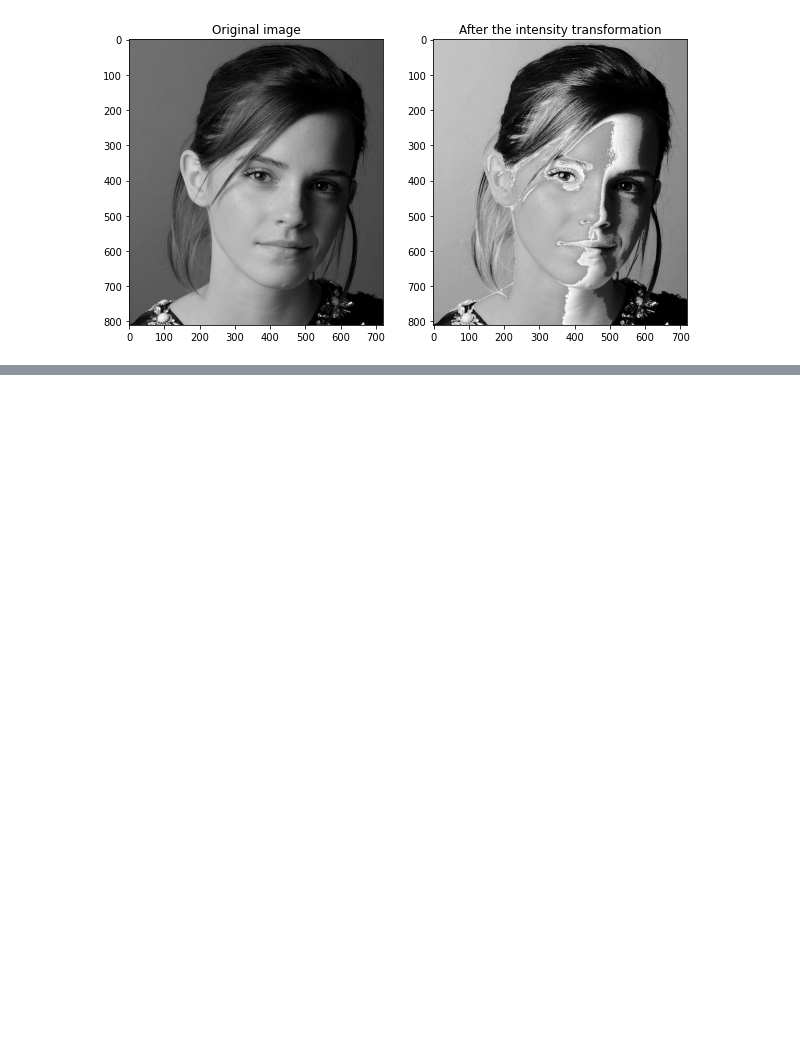
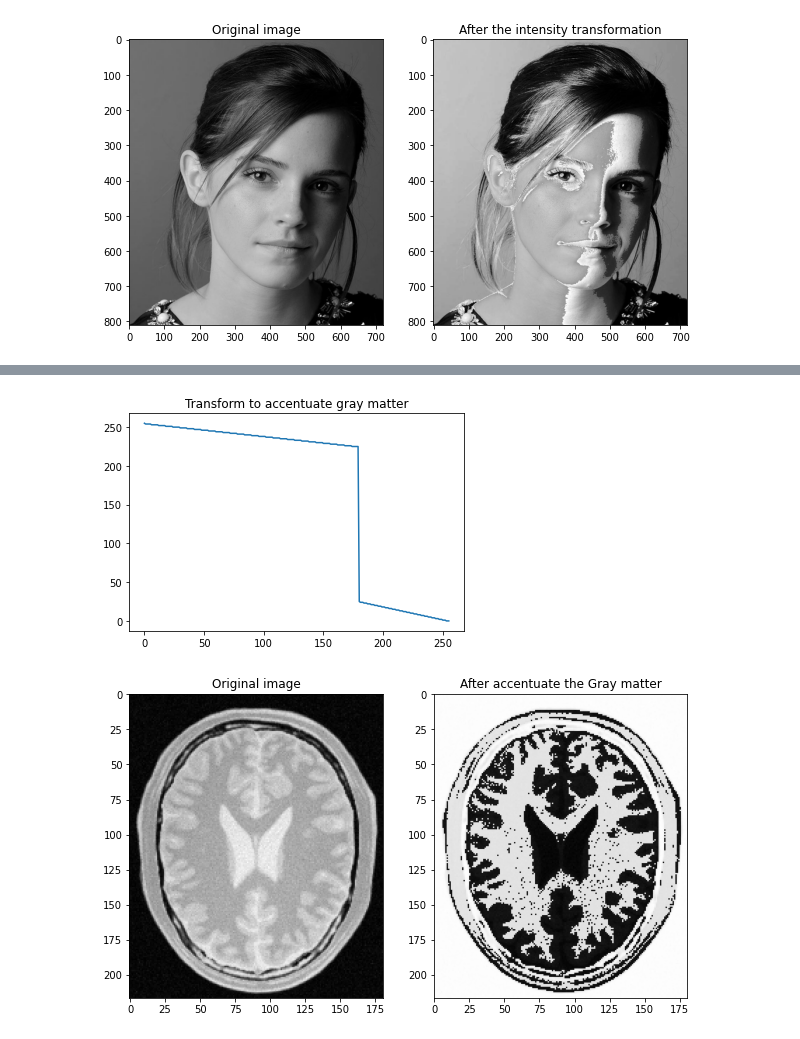
Before and after one commit to ChamithDilshan/EN2550_Image_processing_and_machine_vision, a Jupyter notebook: Assignment_1/code.ipynb, the cells around one changed output, grey strips where cells are left out. Saved outputs shown, nothing was run; the diff lists cells and outputs as text; code cells hidden in the pictures; blank space fills up the shorter version.

```diff
--- a/Assignment_1/code.ipynb
+++ b/Assignment_1/code.ipynb
@@ -49,0 +87,24 @@ plt.show()
+# %%
+transf_1 = np.linspace(255,225,180)
+transf_2 = np.linspace(25,0,76)
+transform = np.concatenate((transf_1,transf_2),axis = 0).astype(np.uint8)
+plt.plot(transform)
+plt.title('Transform to accentuate gray matter')
+#This transform map the gray matter to be close to white while putting others down
+
+
+output = cv.LUT(image,transform)
+output = cv.cvtColor(output,cv.COLOR_BGR2RGB)
+
+fig, ax = plt.subplots(1,2,figsize=(10,10))
+
+ax[0].imshow(image)
+ax[0].set_title("Original image")
+
+ax[1].imshow(output)
+ax[1].set_title("After accentuate the Gray matter")
+
+plt.show()
+# %% [output]
+[figure, added]
+[figure, added]
```
Also changed, not shown: parts of 6 cells of this notebook.
